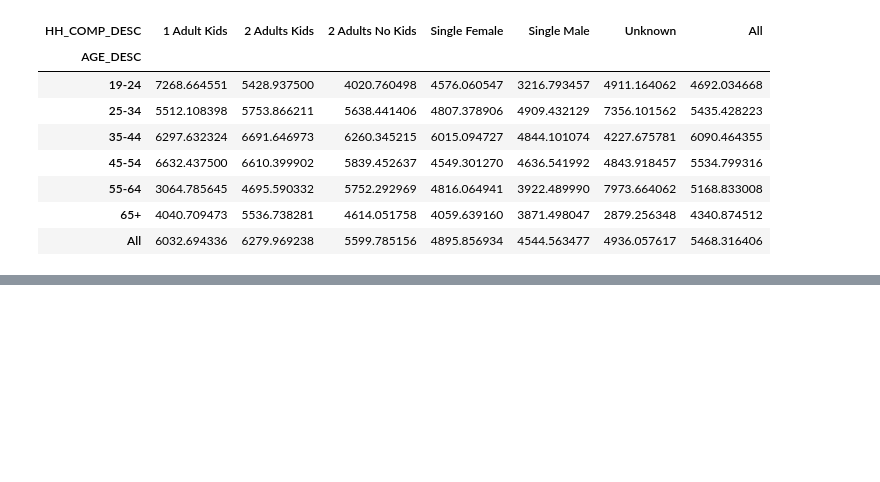
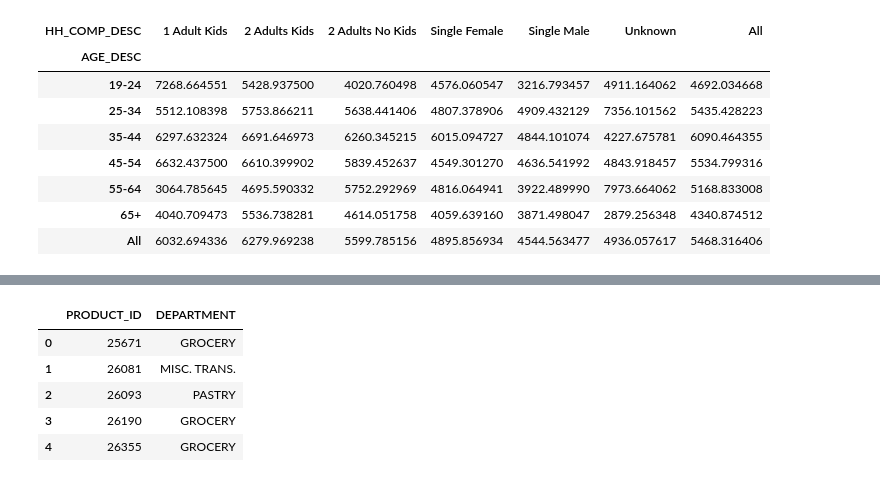
Before and after one commit to Mayar9/Mega_Market, a Jupyter notebook: Acquisition_target_data.ipynb, the cells around one changed output, grey strips where cells are left out. Saved outputs shown, nothing was run; the diff lists cells and outputs as text; code cells hidden in the pictures; blank space fills up the shorter version.

```diff
--- a/Acquisition_target_data.ipynb
+++ b/Acquisition_target_data.ipynb
@@ -810,0 +823,13 @@ transactions_demograph.pivot_table(index='AGE_DESC', columns='HH_COMP_DESC', val
+# %%
+products = pd.read_csv(r'E:\MegaMarket_Project\megaMarket\changes\Maven CSV - NPz files\product.csv',
+            delimiter=',',
+            usecols=['PRODUCT_ID', 'DEPARTMENT'])
+
+products.head()
+# %% [output]
+|  | PRODUCT_ID | DEPARTMENT |
+| 0 | 25671 | GROCERY |
+| 1 | 26081 | MISC. TRANS. |
+| 2 | 26093 | PASTRY |
+| 3 | 26190 | GROCERY |
+| 4 | 26355 | GROCERY |
```
Also changed, not shown: parts of 13 cells of this notebook, 1 other file.
